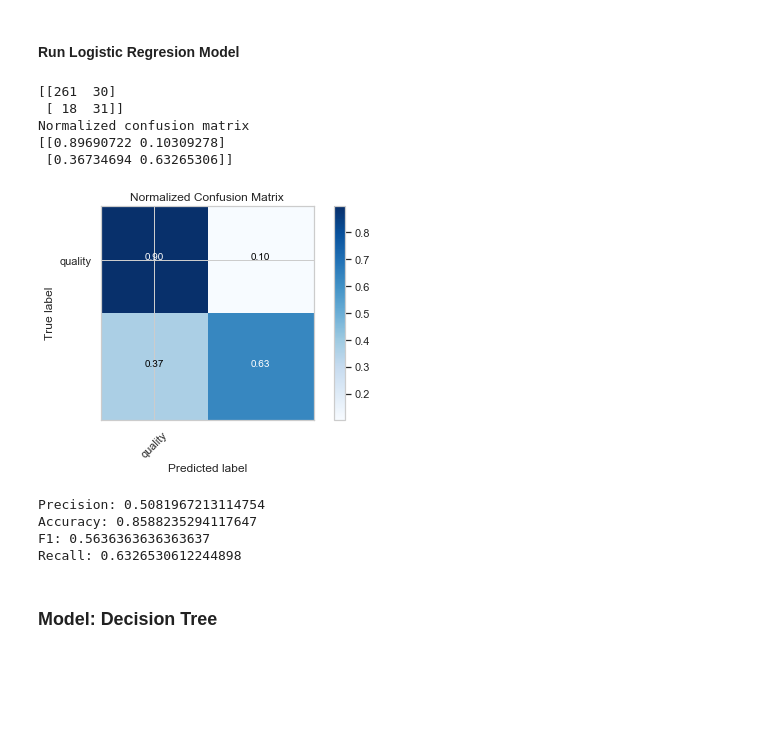
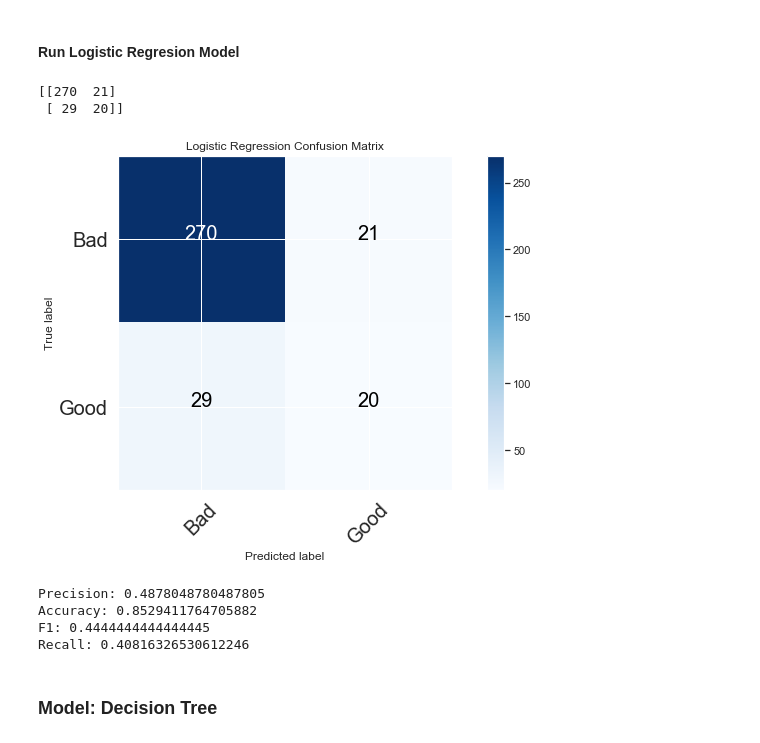
Before and after one commit to erikajane/Good_Wine_Classification, a Jupyter notebook: Red Wine Analysis-Copy1.ipynb, the cells around one changed output. Drawn from its saved outputs; the diff is of its cells as text; code cells hidden in the pictures; blank space fills up the shorter version.

```diff
--- a/Red Wine.ipynb
+++ b/Red Wine Analysis-Copy1.ipynb
@@ -410,7 +398,7 @@ lr = LogisticRegression()
 parameters={'penalty': ['l1','l2'],
             'C': [.5,1,.1]}
 # Create the instance of GridSearchCV
-grid_lr=GridSearchCV(lr, parameters, cv=5, scoring='f1', verbose=2)
+grid_lr=GridSearchCV(lr, parameters, cv=5, scoring='precision', verbose=2)
 # Fit the Gridsearch to our data
 grid_lr.fit(X_train, y_train)
 # %% [output]
@@ -490,65 +440,54 @@ GridSearchCV(cv=5, error_score='raise-deprecating',
 # %% [markdown]
 #### Run Logistic Regresion Model
 # %%
-# Confusion Matrix Visualization
+# Create function for confusion matrix visualization
 
-def plot_confusion_matrix(cm, classes,
-                          normalize=False,
+def plot_confusion_matrix(cm,
                           title='Confusion matrix',
                           cmap=plt.cm.Blues):
-    #Add Normalization Option
-    if normalize:
-        cm = cm.astype('float') / cm.sum(axis=1)[:, np.newaxis]
-        print("Normalized confusion matrix")
-    else:
-        print('Confusion matrix, without normalization')
-
-    print(cm)
 
     plt.imshow(cm, interpolation='nearest', cmap=cmap)
     plt.title(title)
+    classes = ['Bad', 'Good']
     plt.colorbar()
     tick_marks = np.arange(len(classes))
-    plt.xticks(tick_marks, classes, rotation=45)
-    plt.yticks(tick_marks, classes)
+    plt.xticks(tick_marks, classes, rotation=45, fontsize=20)
+    plt.yticks(tick_marks, classes, fontsize=20)
 
-    fmt = '.2f' if normalize else 'd'
     thresh = cm.max() / 2.
     for i, j in itertools.product(range(cm.shape[0]), range(cm.shape[1])):
-        plt.text(j, i, format(cm[i, j], fmt),
+        plt.text(j, i, format(cm[i, j], 'd'),
                  horizontalalignment="center",
-                 color="white" if cm[i, j] > thresh else "black")
+                 color="white" if cm[i, j] > thresh else "black",
+                fontsize=20)
 
     plt.tight_layout()
     plt.ylabel('True label')
     plt.xlabel('Predicted label')
 # %%
-#Print confusion matrix, precision and accuracy score
+#Run the Logistic Regression model & print confusion matrix, precision and accuracy score
 
 lr = grid_lr.best_estimator_
 lr.fit(X_train, y_train)
 lr_predict = lr.predict(X_test)
 lr_confusion_matrix = confusion_matrix(y_test, lr_predict)
 
 print(lr_confusion_matrix)
-plot_confusion_matrix(lr_confusion_matrix, classes=set(y), normalize=True, title='Normalized Confusion Matrix')
+plot_confusion_matrix(lr_confusion_matrix, title='Logistic Regression Confusion Matrix')
 plt.show()
 
 print("Precision:", precision_score(y_test, lr_predict))
 print("Accuracy:", accuracy_score(y_test, lr_predict))
 print("F1:",metrics.f1_score(y_test, lr_predict))
 print("Recall:",metrics.recall_score(y_test, lr_predict))
 # %% [output]
-[[261  30]
- [ 18  31]]
-Normalized confusion matrix
-[[0.89690722 0.10309278]
- [0.36734694 0.63265306]]
+[[270  21]
+ [ 29  20]]
-[figure, old version]
+[figure, new version]
-Precision: 0.5081967213114754
-Accuracy: 0.8588235294117647
-F1: 0.5636363636363637
-Recall: 0.6326530612244898
+Precision: 0.4878048780487805
+Accuracy: 0.8529411764705882
+F1: 0.4444444444444445
+Recall: 0.40816326530612246
 # %% [markdown]
 ### Model: Decision Tree
 # %% [markdown]
```
Also changed, not shown: parts of 25 cells of this notebook, 2 other files.
